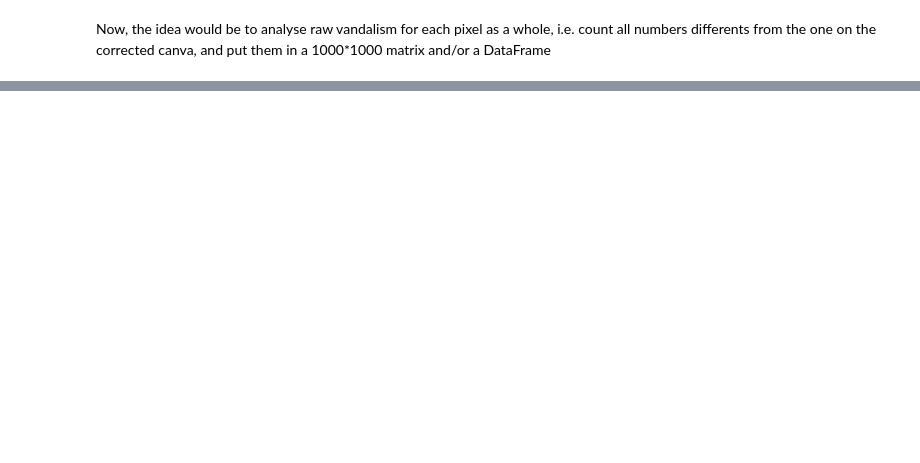
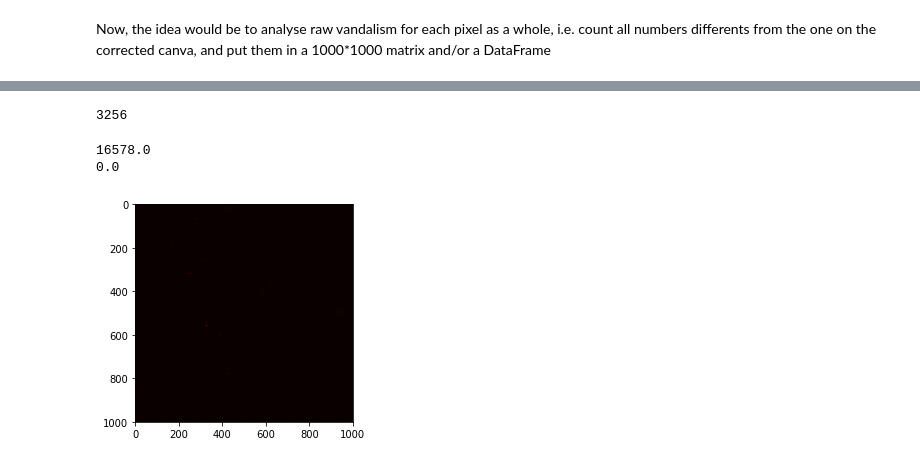
Before and after one commit to cedricviaccoz/warsonrplace, a Jupyter notebook: Data Exploration.ipynb, the cells around one changed output, grey strips where cells are left out. Drawn from its saved outputs; the diff is of its cells as text; code cells hidden in the pictures; blank space fills up the shorter version.

Commit message:
Tentative of heatmap of all vandalism

```diff
--- a/Data Exploration.ipynb
+++ b/Data Exploration.ipynb
@@ -225,2 +223,21 @@ len(pixelGroupBy)
 # %% [markdown]
 Now, the idea would be to analyse raw vandalism for each pixel as a whole, i.e. count all numbers differents from the one on the corrected canva, and put them in a 1000\*1000 matrix and/or a DataFrame
+# %%
+heatMap = np.zeros(shape=(1000, 1000))
+def pixDeviate(row):
+    if not couleur == canvaCorrCode[x][y]:
+        return True
+    else:
+        return False
+
+def getRefColor(row):
+    x = int(row['x_coordinate'])
+    y = int(row['y_coordinate'])
+    if x > 999:
+        return -1
+    elif y > 999:
+        return -1
+    else:
+        return canvaCorrCode[x][y]
+
+dataset['refColor'] = dataset.apply(getRefColor, axis=1)
@@ -226,0 +264,18 @@ Now, the idea would be to analyse raw vandalism for each pixel as a whole, i.e.
+# %%
+wrongPix = dataset[(dataset.x_coordinate > 999) | (dataset.y_coordinate > 999)]
+len(wrongPix)
+# %% [output]
+3256
+# %%
+maxCollision = np.amax(heatMap)
+minCollisions = np.amin(heatMap)
+print(maxCollision)
+print(minCollisions)
+# %% [output]
+16578.0
+0.0
+# %%
+plt.imshow(heatMap, cmap='hot', interpolation='nearest')
+plt.show()
+# %% [output]
+[figure, added]
```
Also changed, not shown: parts of 7 cells of this notebook.
